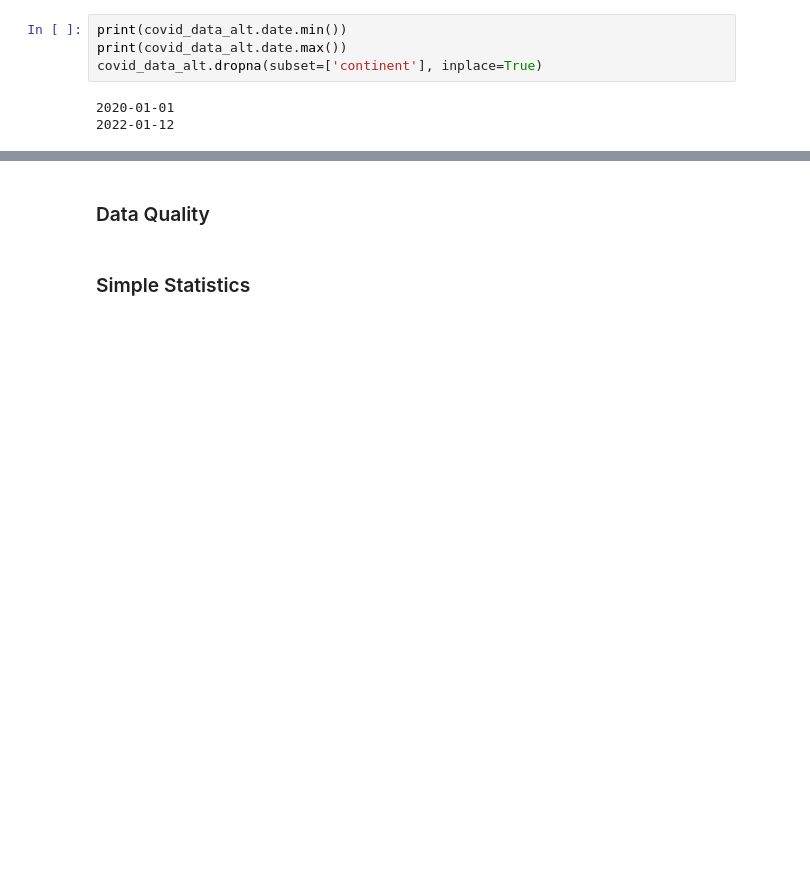
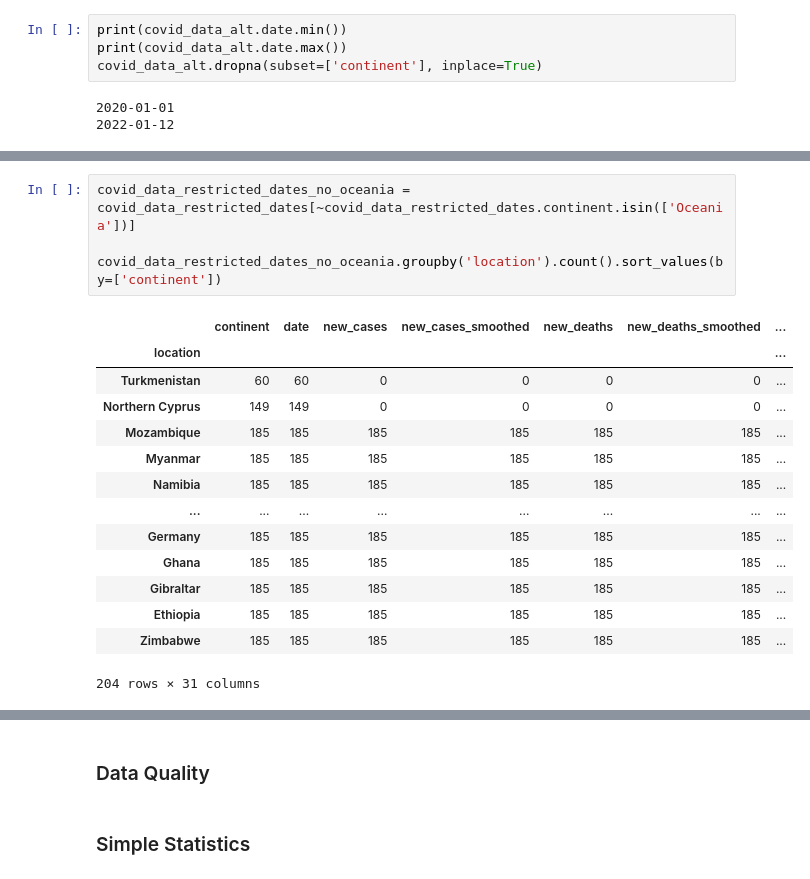
Before and after one commit to zharris1/ML_7331, a Jupyter notebook: Project Template.ipynb, the cells around one changed output, grey strips where cells are left out. Drawn from its saved outputs; the diff is of its cells as text; blank space fills up the shorter version.

```diff
--- a/Project Template.ipynb
+++ b/Project Template.ipynb
@@ -197 +197,20 @@ covid_data_restricted_dates.groupby('location').count().sort_values(by=['contine
 225 rows × 31 columns
+# %%
+covid_data_restricted_dates_no_oceania = covid_data_restricted_dates[~covid_data_restricted_dates.continent.isin(['Oceania'])]
+
+covid_data_restricted_dates_no_oceania.groupby('location').count().sort_values(by=['continent'])
+# %% [output]
+|  | continent | date | new_cases | new_cases_smoothed | new_deaths | new_deaths_smoothed | ... |
+| location |  |  |  |  |  |  | ... |
+| Turkmenistan | 60 | 60 | 0 | 0 | 0 | 0 | ... |
+| Northern Cyprus | 149 | 149 | 0 | 0 | 0 | 0 | ... |
+| Mozambique | 185 | 185 | 185 | 185 | 185 | 185 | ... |
+| Myanmar | 185 | 185 | 185 | 185 | 185 | 185 | ... |
+| Namibia | 185 | 185 | 185 | 185 | 185 | 185 | ... |
+| ... | ... | ... | ... | ... | ... | ... | ... |
+| Germany | 185 | 185 | 185 | 185 | 185 | 185 | ... |
+| Ghana | 185 | 185 | 185 | 185 | 185 | 185 | ... |
+| Gibraltar | 185 | 185 | 185 | 185 | 185 | 185 | ... |
+| Ethiopia | 185 | 185 | 185 | 185 | 185 | 185 | ... |
+| Zimbabwe | 185 | 185 | 185 | 185 | 185 | 185 | ... |
+204 rows × 31 columns
```
Also changed, not shown: parts of 4 cells of this notebook.
